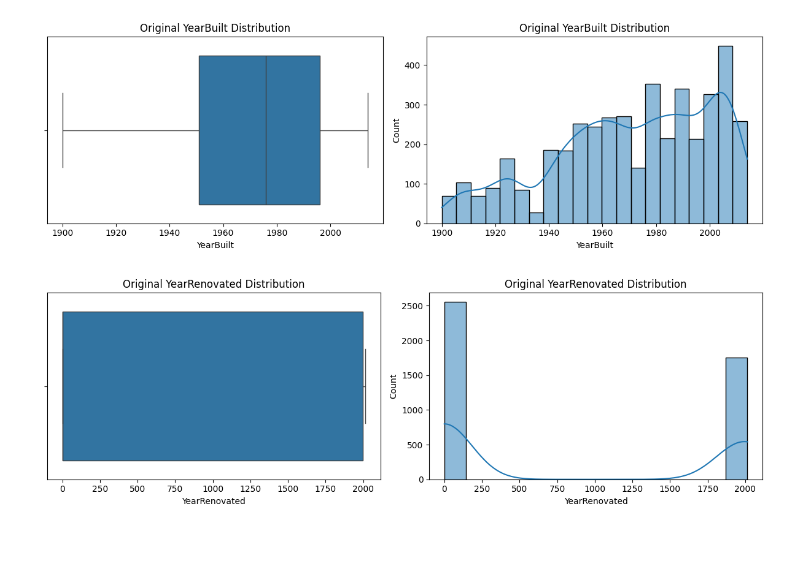
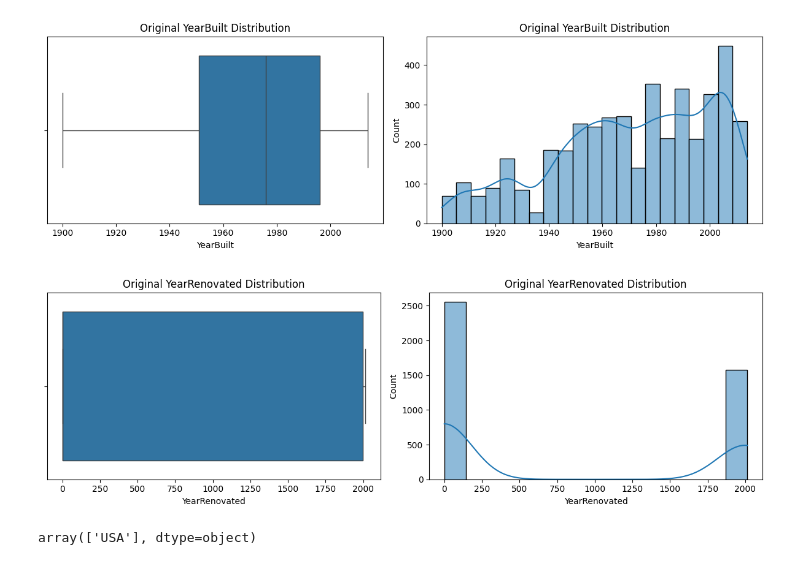
Before and after one commit to Hrushikesh-Kovi/House-Price-Prediction_Regression-Model, a Jupyter notebook: House_Price_Prediction_Model.ipynb, the cells around one changed output. Cells and saved outputs as stored; diff of their text form; code cells hidden in the pictures.

```diff
--- a/House_Price_Prediction_Model.ipynb
+++ b/House_Price_Prediction_Model.ipynb
@@ -418,15 +418,20 @@ plt.tight_layout()
 # %% [output]
 [figure]
 # %%
+df = df[~((df["YearRenovated"] != 0) & (df["YearRenovated"] < df["YearBuilt"]))]
 plt.figure(figsize=(12, 4))
 plt.subplot(1, 2, 1)
 sns.boxplot(data=df, x="YearRenovated")
 plt.title("Original YearRenovated Distribution")
 plt.tight_layout()
 plt.subplot(1, 2, 2)
 sns.histplot(data=df, x="YearRenovated", kde=True)
 plt.title("Original YearRenovated Distribution")
 plt.tight_layout()
 # %% [output]
-[figure, old version]
+[figure, new version]
+# %%
+df["Country"].unique()
+# %% [output]
+array(['USA'], dtype=object)
 # %%
```
Also changed, not shown: parts of 16 cells of this notebook.
